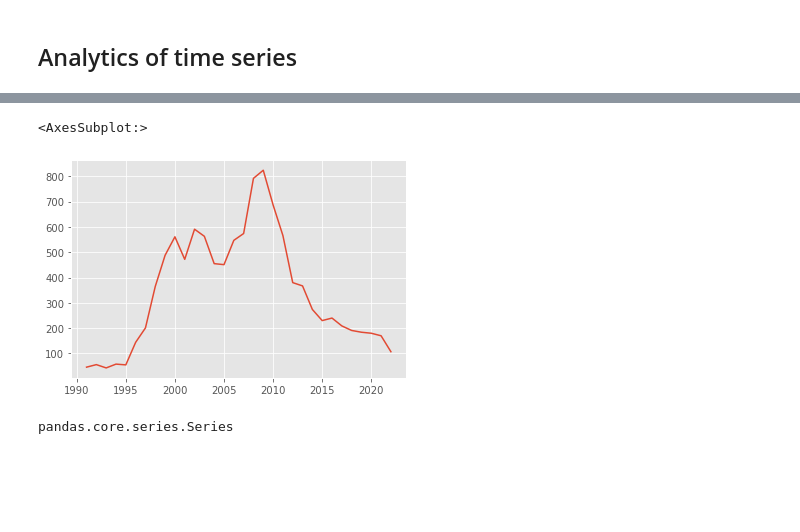
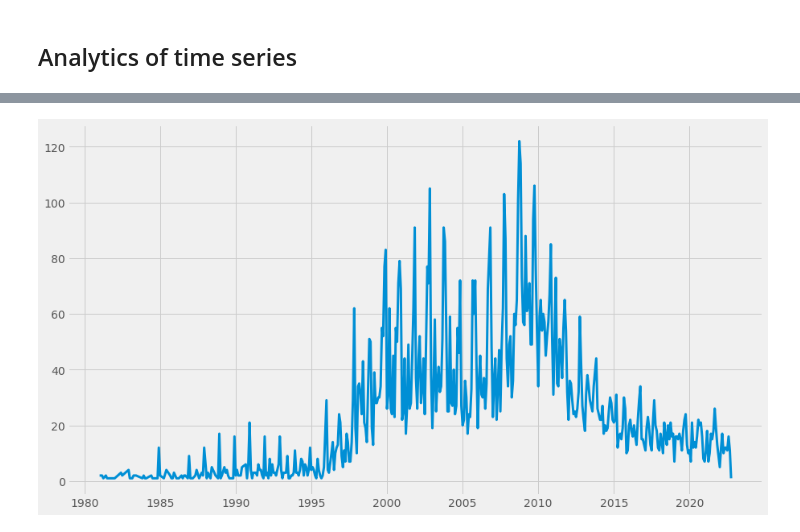
Before and after one commit to al-barbosa/IGN-analytics, a Jupyter notebook: Untitled.ipynb, the cells around one changed output, grey strips where cells are left out. Saved outputs shown, nothing was run; the diff lists cells and outputs as text; code cells hidden in the pictures; blank space fills up the shorter version.

Commit message:
Ended the time series analysis. Started writing the informative text in markdown.

```diff
--- a/Untitled.ipynb
+++ b/Untitled.ipynb
@@ -92,4 +79,6 @@ df.sort_values('released_date')
 # %%
 def time_convert(old_time_string):
     return datetime.strptime(old_time_string[:10], '%Y-%m-%d')
+def time_convert_year_month(old_time_string):
+    return datetime.strptime(old_time_string[:7], '%Y-%m')
 # %%
@@ -344,14 +448,3 @@ Again, we can se that there is a higher chance that there is a difference betwee
 # %%
 PS4_rates = df_gamerates['PlayStation 4'].dropna()
 XOne_rates = df_gamerates['Xbox One'].dropna()
-# %%
-plt.style.use('ggplot')
-fig = plt.figure(figsize=(15,8))
-eixo = fig.add_axes([0, 0, 0.6, 0.6])
-sns.kdeplot(XOne_rates, color='g', shade=True, label='XBox One')
-sns.kdeplot(PS4_rates, color='b', shade=True, label='PlayStation 4')
-eixo.legend()
-eixo.set_title('Density distribution of scores', fontdict={'fontsize': 20}, pad= 15)
-eixo.set_xlabel('Score', fontsize=15)
-eixo.set_ylabel('Density', fontsize=15)
-plt.show()
@@ -577,8 +726,8 @@ franchises_df[franchises_df.count_franchise >= 5].sort_values('std_franchise', a
 # %% [markdown]
 ## Analytics of time series
 # %%
-dfDates['year'] = dfDates['released_date'].apply(lambda x: x.year)
-dfDates['month'] = dfDates['released_date'].apply(lambda x: x.month)
+dfDates['year'] = dfDates['date'].apply(lambda x: x.year)
+dfDates['month'] = dfDates['date'].apply(lambda x: x.month)
 dfDates.head()
 # %% [output]
 A value is trying to be set on a copy of a slice from a DataFrame.
@@ -599,0 +749,16 @@ See the caveats in the documentation: https://pandas.pydata.org/pandas-docs/stab
+# %%
+plt.style.use('fivethirtyeight')
+fig = plt.figure(figsize=(15,8))
+ax = fig.add_axes([0, 0, 0.8, 0.8])
+
+ax.plot(
+    dfDates[(dfDates.year > 1980)].groupby('year').game.count().index,
+    dfDates[(dfDates.year > 1980)].groupby('year').game.count(),
+    linewidth=3
+)
+
+ax.axvline((1996 + 0.83), color='r', linestyle='--', linewidth=3)
+ax.annotate("IGN's foundation", xy=(1997, 730), fontsize=20)
+ax.set_title('Total released games by year with a review', pad=10)
+
+plt.show()
@@ -600,9 +767,14 @@ See the caveats in the documentation: https://pandas.pydata.org/pandas-docs/stab
 # %%
-dfDates[dfDates.year > 1990].year.value_counts().sort_index().plot(kind='line')
+fig = plt.figure(figsize=(15,8))
+ax = fig.add_axes([0, 0, 0.8, 0.8])
+
+
+ax.plot(
+    dfDates[(dfDates.year > 1980)].groupby('year_month').game.count().index,
+    dfDates[(dfDates.year > 1980)].groupby('year_month').game.count(),
+    linewidth=3
+)
+
+plt.show()
 # %% [output]
-<AxesSubplot:>
-[figure, old version]
+[figure, new version]
-# %%
-type(dfDates.year)
-# %% [output]
-pandas.core.series.Series
```
Also changed, not shown: parts of 113 cells of this notebook.
